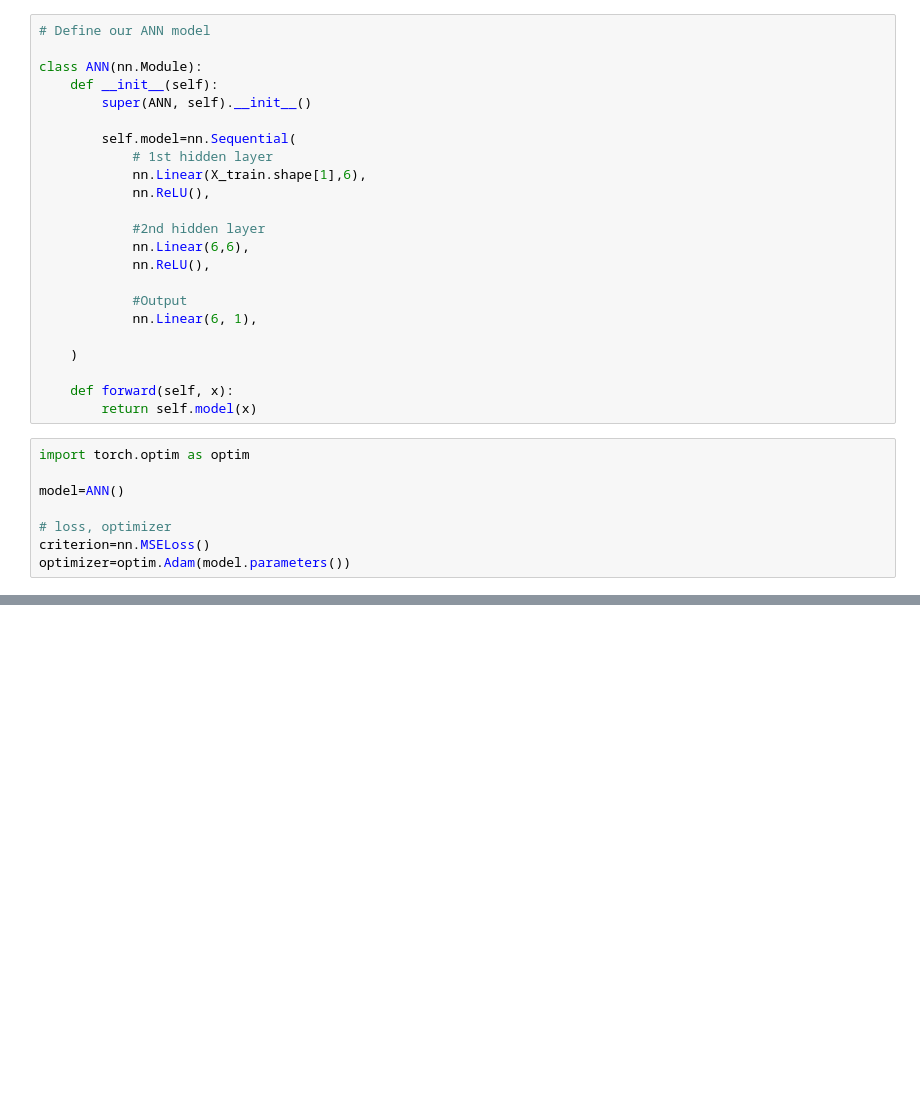
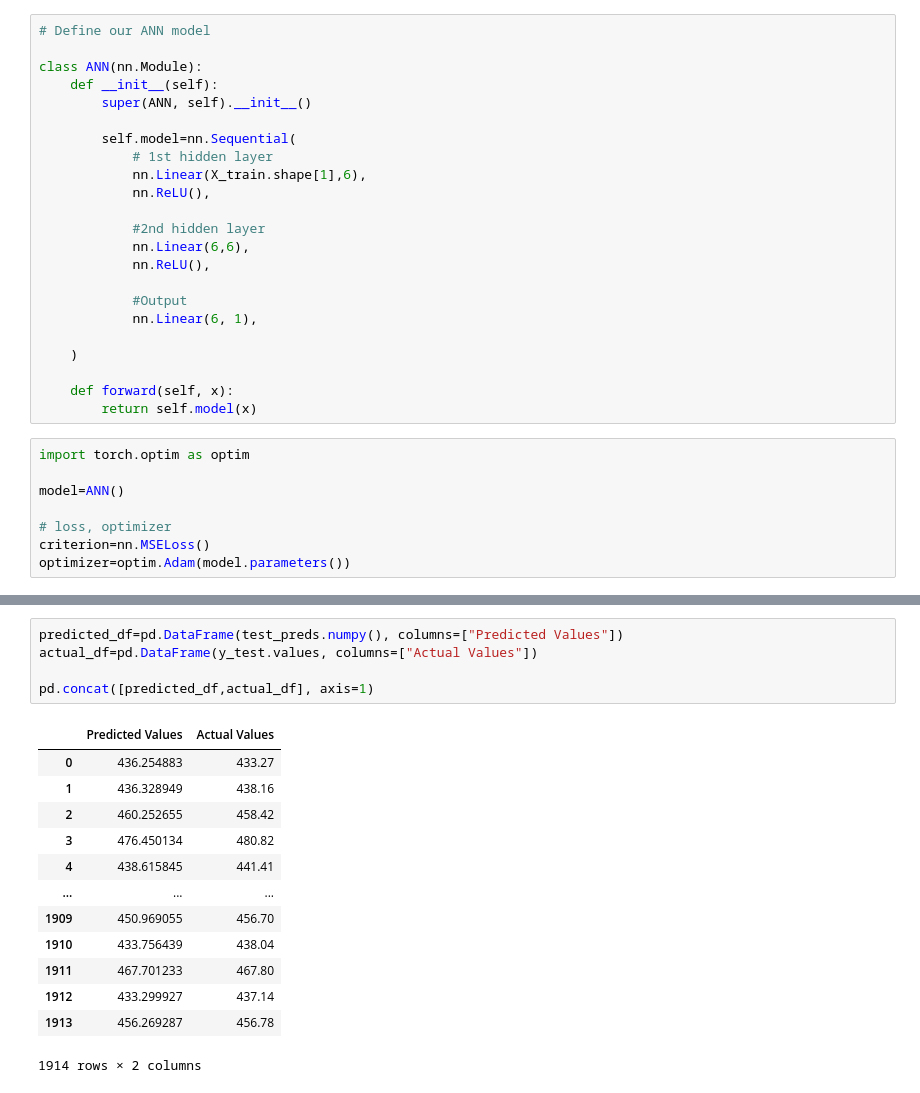
Before and after one commit to SimranGrak/python-for-ai-ml, a Jupyter notebook: Deep Learning/ANN_Regression.ipynb, the cells around one changed output, grey strips where cells are left out. Drawn from its saved outputs; the diff is of its cells as text; blank space fills up the shorter version.

```diff
--- a/Deep Learning/ANN_Regression.ipynb
+++ b/Deep Learning/ANN_Regression.ipynb
@@ -123,0 +221,19 @@ for epoch in range(epochs):
+# %%
+predicted_df=pd.DataFrame(test_preds.numpy(), columns=["Predicted Values"])
+actual_df=pd.DataFrame(y_test.values, columns=["Actual Values"])
+
+pd.concat([predicted_df,actual_df], axis=1)
+# %% [output]
+|  | Predicted Values | Actual Values |
+| 0 | 436.254883 | 433.27 |
+| 1 | 436.328949 | 438.16 |
+| 2 | 460.252655 | 458.42 |
+| 3 | 476.450134 | 480.82 |
+| 4 | 438.615845 | 441.41 |
+| ... | ... | ... |
+| 1909 | 450.969055 | 456.70 |
+| 1910 | 433.756439 | 438.04 |
+| 1911 | 467.701233 | 467.80 |
+| 1912 | 433.299927 | 437.14 |
+| 1913 | 456.269287 | 456.78 |
+1914 rows × 2 columns
```
Also changed, not shown: parts of 5 cells of this notebook, 6 other files.
